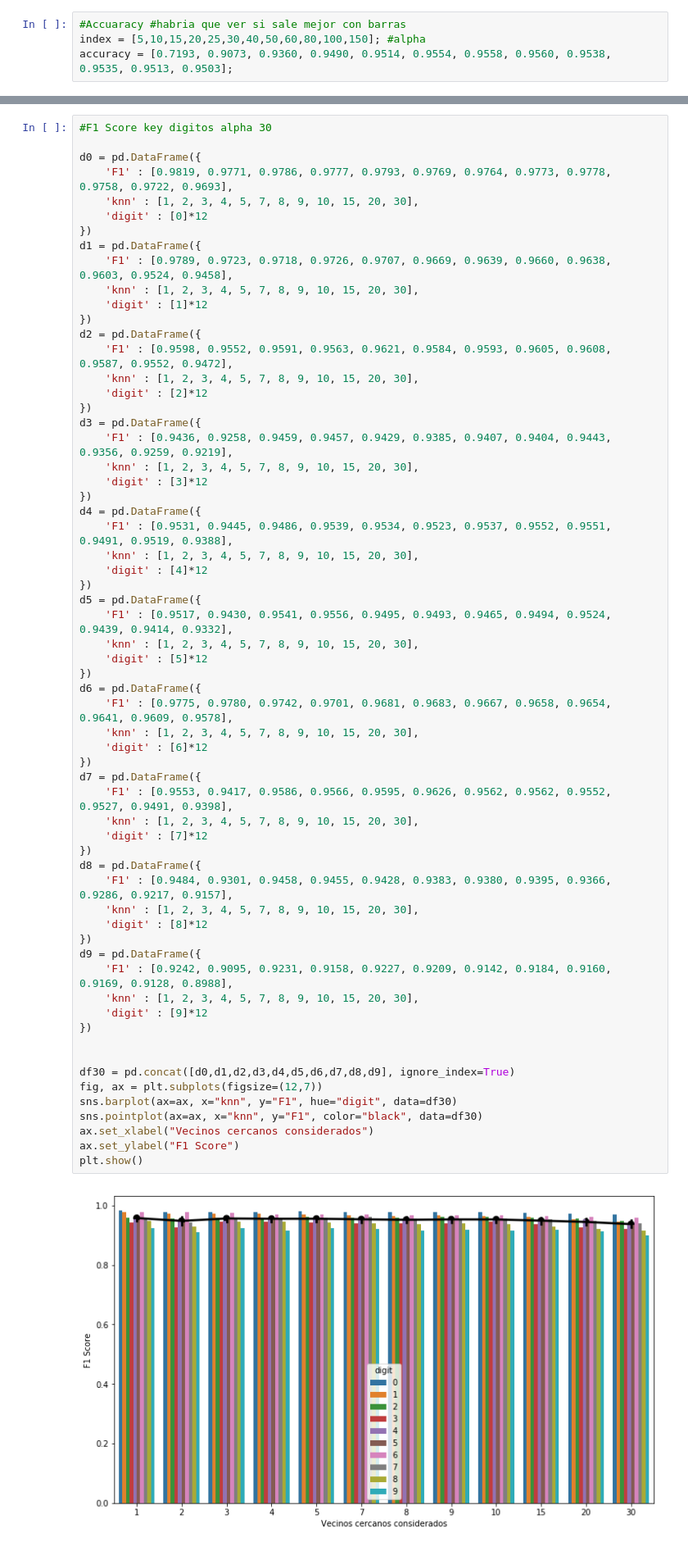
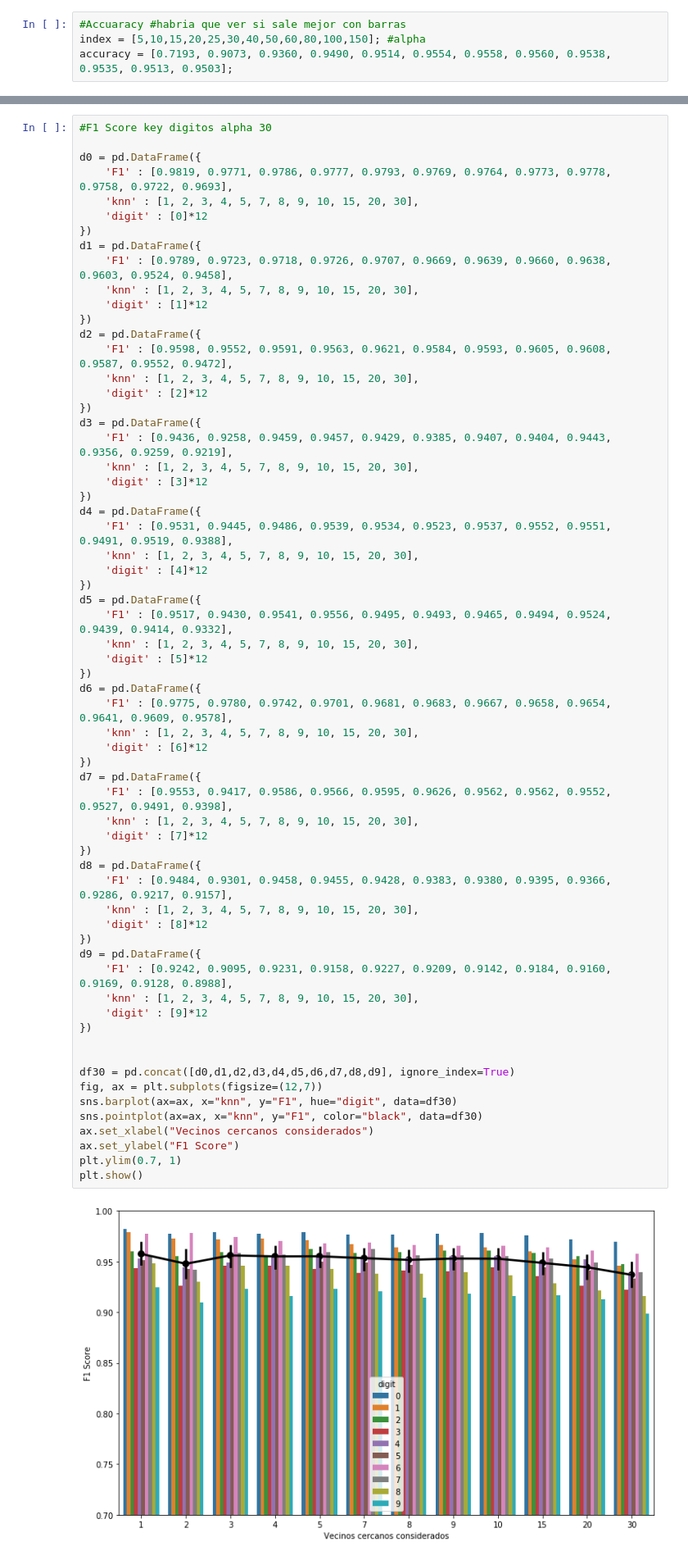
Before and after one commit to kevinfra/metnum-tp2, a Jupyter notebook: informe/Untitled.ipynb, the cells around one changed output, grey strips where cells are left out. Shown: that part at 82% size. Saved outputs shown, nothing was run; the diff lists cells and outputs as text.

```diff
--- a/informe/Untitled.ipynb
+++ b/informe/Untitled.ipynb
@@ -208,34 +209,35 @@ d5 = pd.DataFrame({
 d6 = pd.DataFrame({
     'F1' : [0.9775, 0.9780, 0.9742, 0.9701, 0.9681, 0.9683, 0.9667, 0.9658, 0.9654, 0.9641, 0.9609, 0.9578],
     'knn' : [1, 2, 3, 4, 5, 7, 8, 9, 10, 15, 20, 30],
     'digit' : [6]*12
 })
 d7 = pd.DataFrame({
     'F1' : [0.9553, 0.9417, 0.9586, 0.9566, 0.9595, 0.9626, 0.9562, 0.9562, 0.9552, 0.9527, 0.9491, 0.9398],
     'knn' : [1, 2, 3, 4, 5, 7, 8, 9, 10, 15, 20, 30],
     'digit' : [7]*12
 })
 d8 = pd.DataFrame({
     'F1' : [0.9484, 0.9301, 0.9458, 0.9455, 0.9428, 0.9383, 0.9380, 0.9395, 0.9366, 0.9286, 0.9217, 0.9157],
     'knn' : [1, 2, 3, 4, 5, 7, 8, 9, 10, 15, 20, 30],
     'digit' : [8]*12
 })
 d9 = pd.DataFrame({
     'F1' : [0.9242, 0.9095, 0.9231, 0.9158, 0.9227, 0.9209, 0.9142, 0.9184, 0.9160, 0.9169, 0.9128, 0.8988],
     'knn' : [1, 2, 3, 4, 5, 7, 8, 9, 10, 15, 20, 30],
     'digit' : [9]*12
 })
 
 
 df30 = pd.concat([d0,d1,d2,d3,d4,d5,d6,d7,d8,d9], ignore_index=True)
 fig, ax = plt.subplots(figsize=(12,7))
 sns.barplot(ax=ax, x="knn", y="F1", hue="digit", data=df30)
 sns.pointplot(ax=ax, x="knn", y="F1", color="black", data=df30)
 ax.set_xlabel("Vecinos cercanos considerados")
 ax.set_ylabel("F1 Score")
+plt.ylim(0.7, 1)
 plt.show()
 # %% [output]
-[figure, old version]
+[figure, new version]
 # %%
 df15["alpha"] = 15
 df30["alpha"] = 30
```
Also changed, not shown: parts of 1 cell of this notebook, 2 other files.
